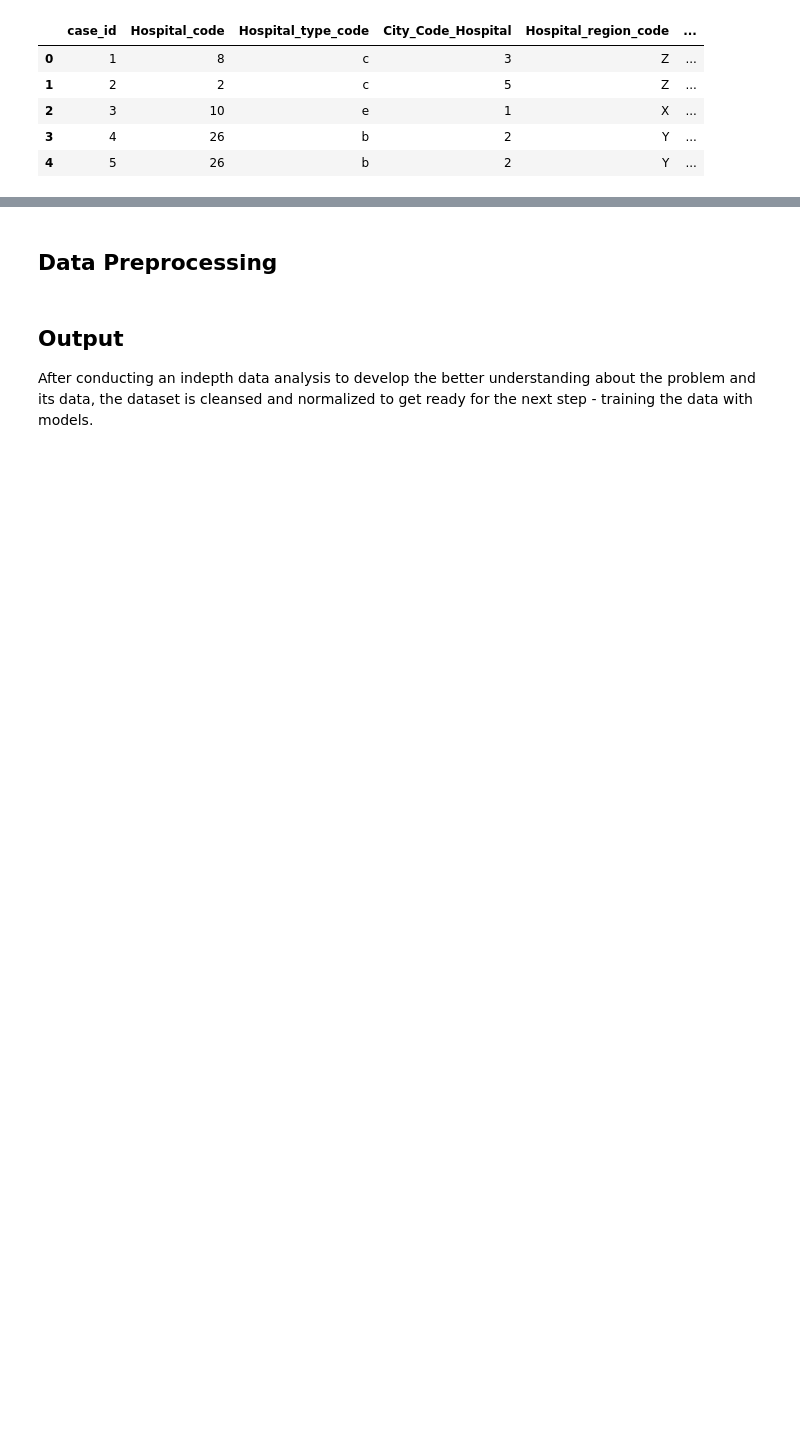
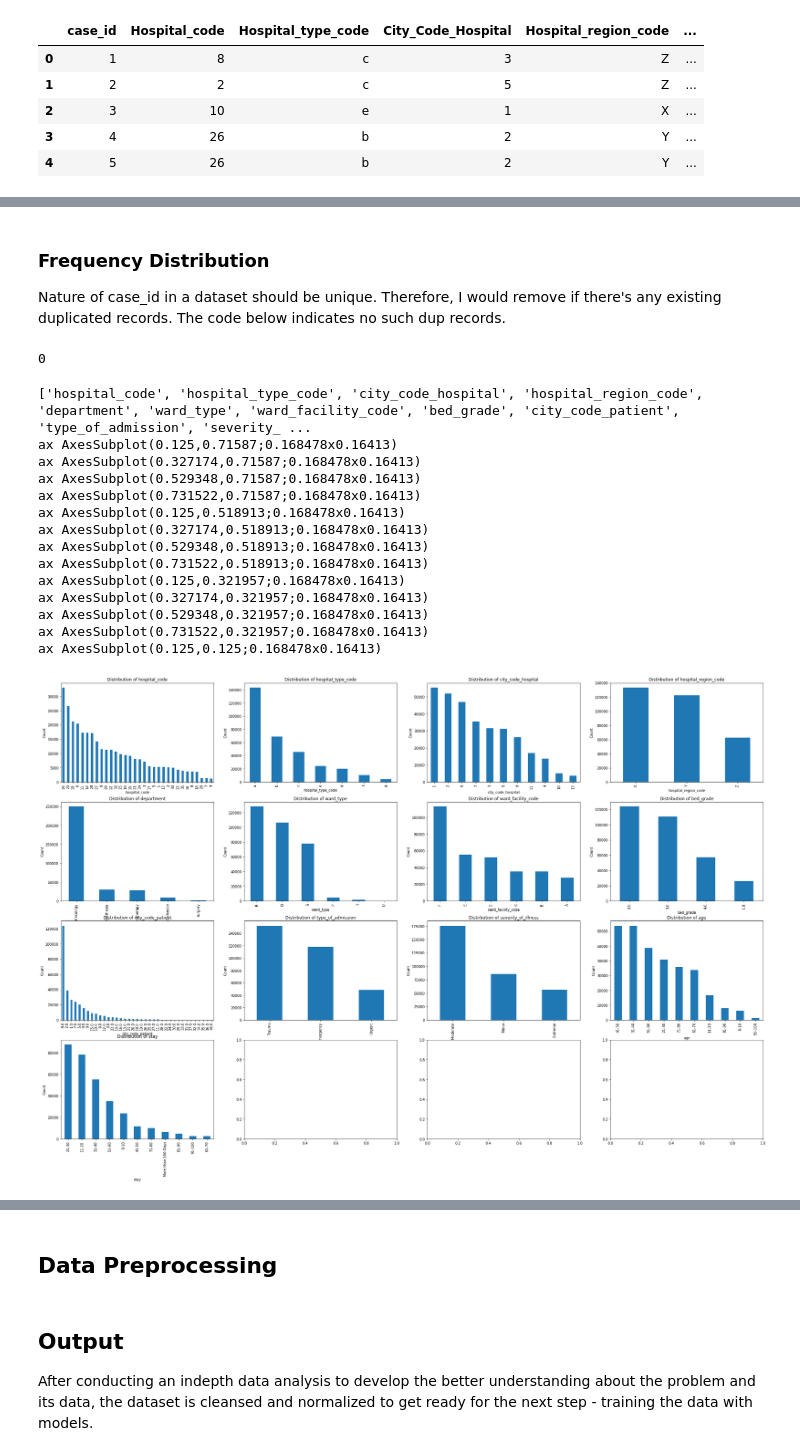
Before and after one commit to Abivu/multiclass_ML_project, a Jupyter notebook: dataset.ipynb, the cells around one changed output, grey strips where cells are left out. Cells and saved outputs as stored; diff of their text form; code cells hidden in the pictures; blank space fills up the shorter version.

```diff
--- a/dataset.ipynb
+++ b/dataset.ipynb
@@ -36,0 +206,7 @@ df.head()
+# %%
+# Categorical variables
+excluded_cols = df.columns.isin(["available_extra_rooms_in_hospital", "visitors_with_patient", "admission_deposit"])
+# Use negation to select the remaining columns and name them cat_variables
+included_cols = ~excluded_cols
+cat_variables = df.loc[:, included_cols]
+cat_variables.head()
@@ -36,0 +255,53 @@ df.head()
+# %% [markdown]
+### Frequency Distribution
+
+Nature of case_id in a dataset should be unique. Therefore, I would remove if there's any existing duplicated records. The code below indicates no such dup records.
+# %%
+# Check duplicate with case_id
+duplicates = df["case_id"].duplicated()
+num_duplicates = duplicates.sum()
+print(num_duplicates)
+# %% [output]
+0
+# %%
+# Remove 2 fields id because it's not meaningful to visualize the distribution of the ids.
+lst_cat_cols = cat_variables.columns.to_list()
+lst_cat_cols.remove("case_id")
+lst_cat_cols.remove("patientid")
+print(lst_cat_cols)
+
+# Rows and cols for subplot grid
+rows, cols = 4, 4 #because I have 12 charts total to display
+
+# Create the figure and subplots
+fig, axes = plt.subplots(rows, cols, figsize=(36, 24))
+
+# Then, I'm visualizing the distribution of the rest
+plot_count = 0
+for col in lst_cat_cols:
+    ax = axes.flat[plot_count]
+    print(f"ax {ax}")
+    cat_variables[col].value_counts().plot(kind="bar", ax=ax)
+    ax.set_xlabel(col)
+    ax.set_ylabel("Count")
+    ax.set_title(f"Distribution of {col}")
+    plot_count += 1
+#Adjust spacing between subplots
+# fig.tight_layout()
+plt.show()
+# %% [output]
+['hospital_code', 'hospital_type_code', 'city_code_hospital', 'hospital_region_code', 'department', 'ward_type', 'ward_facility_code', 'bed_grade', 'city_code_patient', 'type_of_admission', 'severity_ ...
+ax AxesSubplot(0.125,0.71587;0.168478x0.16413)
+ax AxesSubplot(0.327174,0.71587;0.168478x0.16413)
+ax AxesSubplot(0.529348,0.71587;0.168478x0.16413)
+ax AxesSubplot(0.731522,0.71587;0.168478x0.16413)
+ax AxesSubplot(0.125,0.518913;0.168478x0.16413)
+ax AxesSubplot(0.327174,0.518913;0.168478x0.16413)
+ax AxesSubplot(0.529348,0.518913;0.168478x0.16413)
+ax AxesSubplot(0.731522,0.518913;0.168478x0.16413)
+ax AxesSubplot(0.125,0.321957;0.168478x0.16413)
+ax AxesSubplot(0.327174,0.321957;0.168478x0.16413)
+ax AxesSubplot(0.529348,0.321957;0.168478x0.16413)
+ax AxesSubplot(0.731522,0.321957;0.168478x0.16413)
+ax AxesSubplot(0.125,0.125;0.168478x0.16413)
+[figure, added]
```
Also changed, not shown: parts of 26 cells of this notebook.
